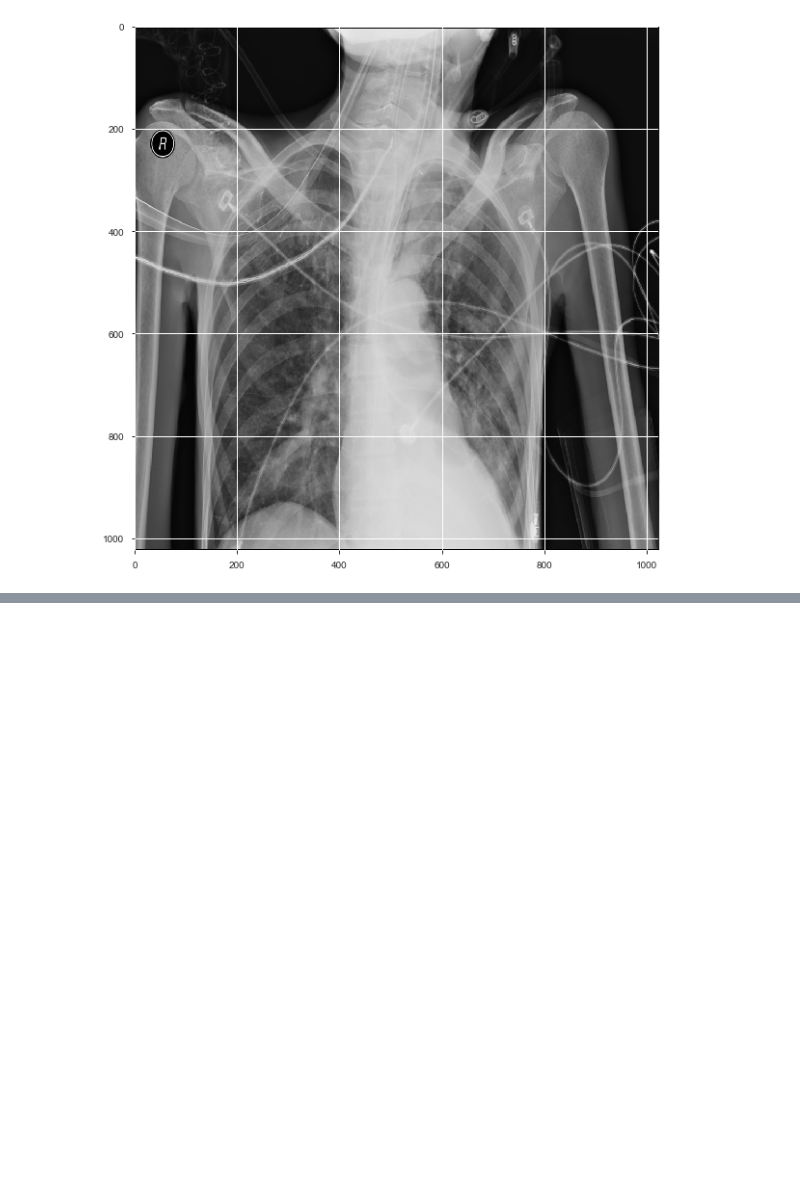
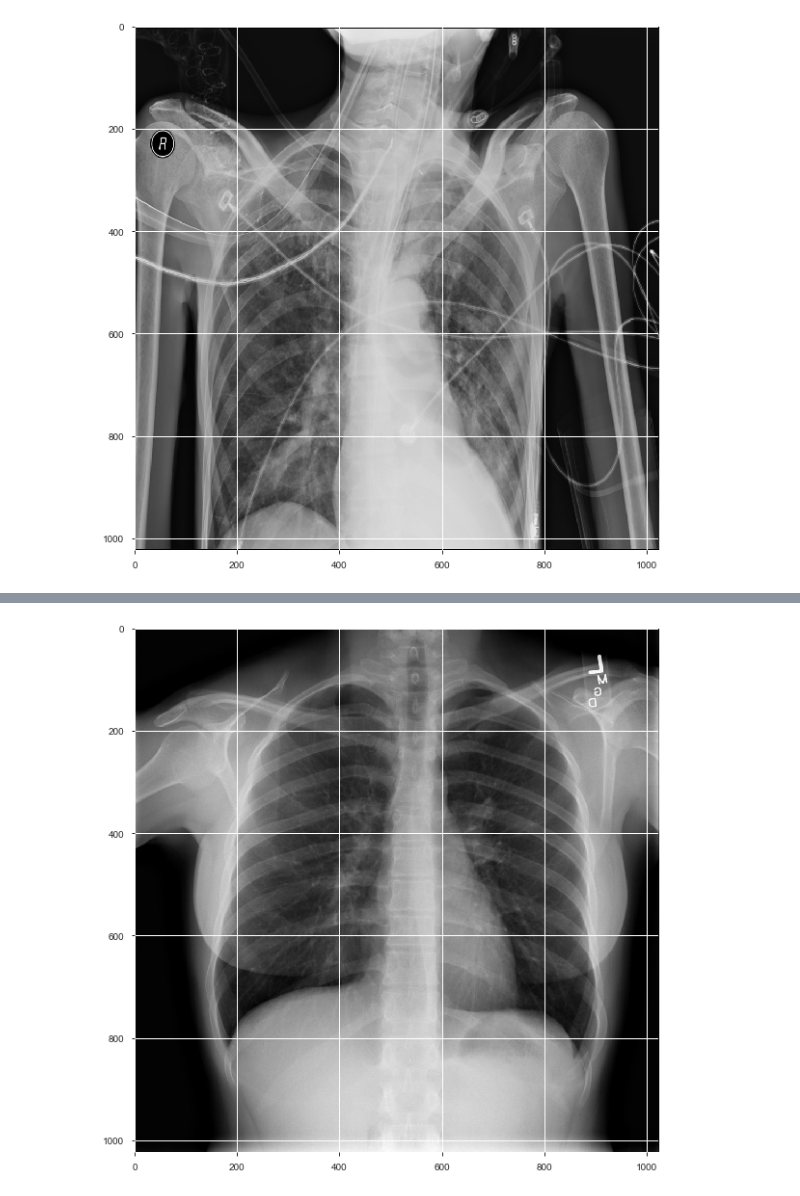
Before and after one commit to pachueud/capstone_project-1, a Jupyter notebook: Capstone Project - Deepak.ipynb, the cells around one changed output, grey strips where cells are left out. Cells and saved outputs as stored; diff of their text form; code cells hidden in the pictures; blank space fills up the shorter version.

```diff
--- a/Capstone Project - Deepak.ipynb
+++ b/Capstone Project - Deepak.ipynb
@@ -305,2 +305,5 @@ draw(parsedDF['fffec09e-8a4a-48b1-b33e-ab4890ccd136'])
 # %% [output]
 [figure]
+# %%
+# Image for normnal ppl
+parsedNormalDict = parse_data(mergedDF[mergedDF['class'] == 'Normal'])
@@ -306,0 +330,4 @@ draw(parsedDF['fffec09e-8a4a-48b1-b33e-ab4890ccd136'])
+# %%
+draw(parsedNormalDict['03b10fa5-e7c3-4726-818f-ecbace9da737'])
+# %% [output]
+[figure, added]
```
Also changed, not shown: parts of 25 cells of this notebook, 1 other file.
